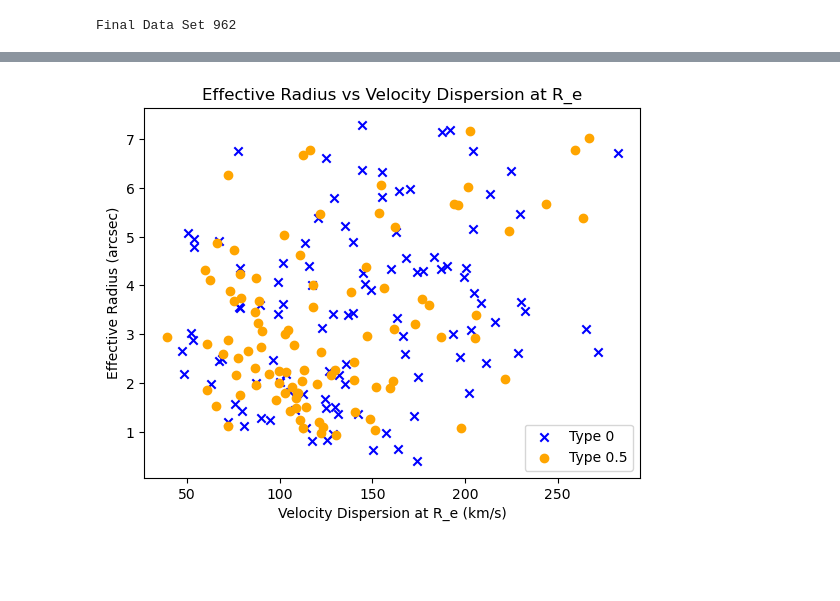
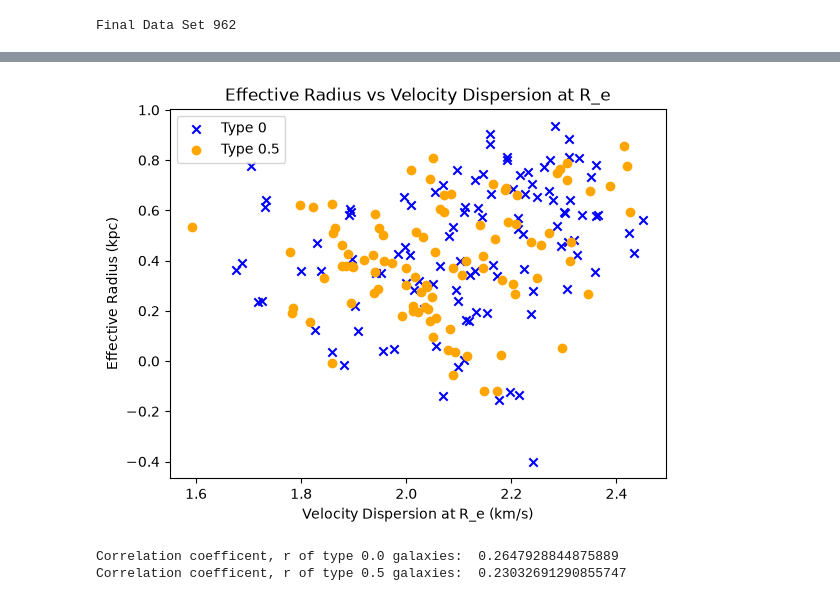
Before and after one commit to td522285/Group-7-Coding-Assignment, a Jupyter notebook: Re-Dispersion.ipynb, the cells around one changed output, grey strips where cells are left out. Drawn from its saved outputs; the diff is of its cells as text; code cells hidden in the pictures; blank space fills up the shorter version.

```diff
--- a/Re-Dispersion.ipynb
+++ b/Re-Dispersion.ipynb
@@ -42,15 +96,57 @@ el_zero_sigma_re_err = pd.to_numeric(el_zero['sigma_re_err'], errors='coerce');
 el_half_sigma_re_err = pd.to_numeric(el_half['sigma_re_err'], errors='coerce');
 # %%
 # Time to plot! Let's see... why is there no trend?
-
+"""
 plt.scatter(el_zero_sigma_re, el_zero_re, marker='x', color='blue', label='Type 0')
 plt.scatter(el_half_sigma_re, el_half_re, marker='o', color='orange', label='Type 0.5');
 #plt.errorbar(el_zero_sigma_re, el_zero_re, xerr=el_zero_sigma_re_err, fmt='none', color='blue', label='Type 0', linestyle='none')
 #plt.errorbar(el_half_sigma_re, el_half_re, xerr=el_half_sigma_re_err, fmt='none', color='orange', label='Type 0.5', linestyle='none');
 plt.title("Effective Radius vs Velocity Dispersion at R_e")
 plt.xlabel("Velocity Dispersion at R_e (km/s)")
 plt.ylabel("Effective Radius (arcsec)")
 plt.legend();
 plt.show()
+
+# Ill try taking log of both see if that works
+#NOTE unsuccessful still no clear trend seen
+
+plt.scatter(np.log10(el_zero_sigma_re), np.log10(el_zero_re), marker='x', color='blue', label='Type 0')
+plt.scatter(np.log10(el_half_sigma_re), np.log10(el_half_re), marker='o', color='orange', label='Type 0.5');
+#plt.errorbar(el_zero_sigma_re, el_zero_re, xerr=el_zero_sigma_re_err, fmt='none', color='blue', label='Type 0', linestyle='none')
+#plt.errorbar(el_half_sigma_re, el_half_re, xerr=el_half_sigma_re_err, fmt='none', color='orange', label='Type 0.5', linestyle='none');
+plt.title("Effective Radius vs Velocity Dispersion at R_e")
+plt.xlabel("Velocity Dispersion at R_e (km/s)")
+plt.ylabel("Effective Radius (arcsec)")
+plt.legend();
+plt.show()
+"""
+
+#NOTE I actually did this above where D_A is
+# New idea convert arcseconds to kpc and plot see if helps. Then maybe try log.
+# As with arcseconds looking at how much of sky it covers not the galaxies actual size.
+# With Redshift we use eqn for converting arcseconds to MPC the times by 1000 (shown in eqn below)
+# ie. R_E (kpc)r_e(arcsec) * D_A (MPC) * 1000 / 206265 where 206265 is number of arcseconds in radian.
+# To get D_A (MPC) we use D_A = c * z / (H_0 * (1+z))
+
+
+plt.scatter(np.log10(el_zero_sigma_re), np.log10(R_E_el_zero), marker='x', color='blue', label='Type 0')
+plt.scatter(np.log10(el_half_sigma_re), np.log10(R_E_el_half), marker='o', color='orange', label='Type 0.5');
+
+#NOTE if use graph fix up units and labels
+plt.title("Effective Radius vs Velocity Dispersion at R_e")
+plt.xlabel("Velocity Dispersion at R_e (km/s)")
+plt.ylabel("Effective Radius (kpc)")
+plt.legend();
+plt.show()
 # %% [output]
-[figure, old version]
+[figure, new version]
+# %%
+#checking to see if there is a correlation in above graph
+r_0 = np.log10(el_zero_sigma_re).corr(np.log10(R_E_el_zero))
+print("Correlation coefficent, r of type 0.0 galaxies: ", r_0)
+
+r_05 = np.log10(el_half_sigma_re).corr(np.log10(R_E_el_half))
+print("Correlation coefficent, r of type 0.5 galaxies: ", r_05)
+# %% [output]
+Correlation coefficent, r of type 0.0 galaxies:  0.2647928844875889
+Correlation coefficent, r of type 0.5 galaxies:  0.23032691290855747
```
Also changed, not shown: parts of 2 cells of this notebook.
